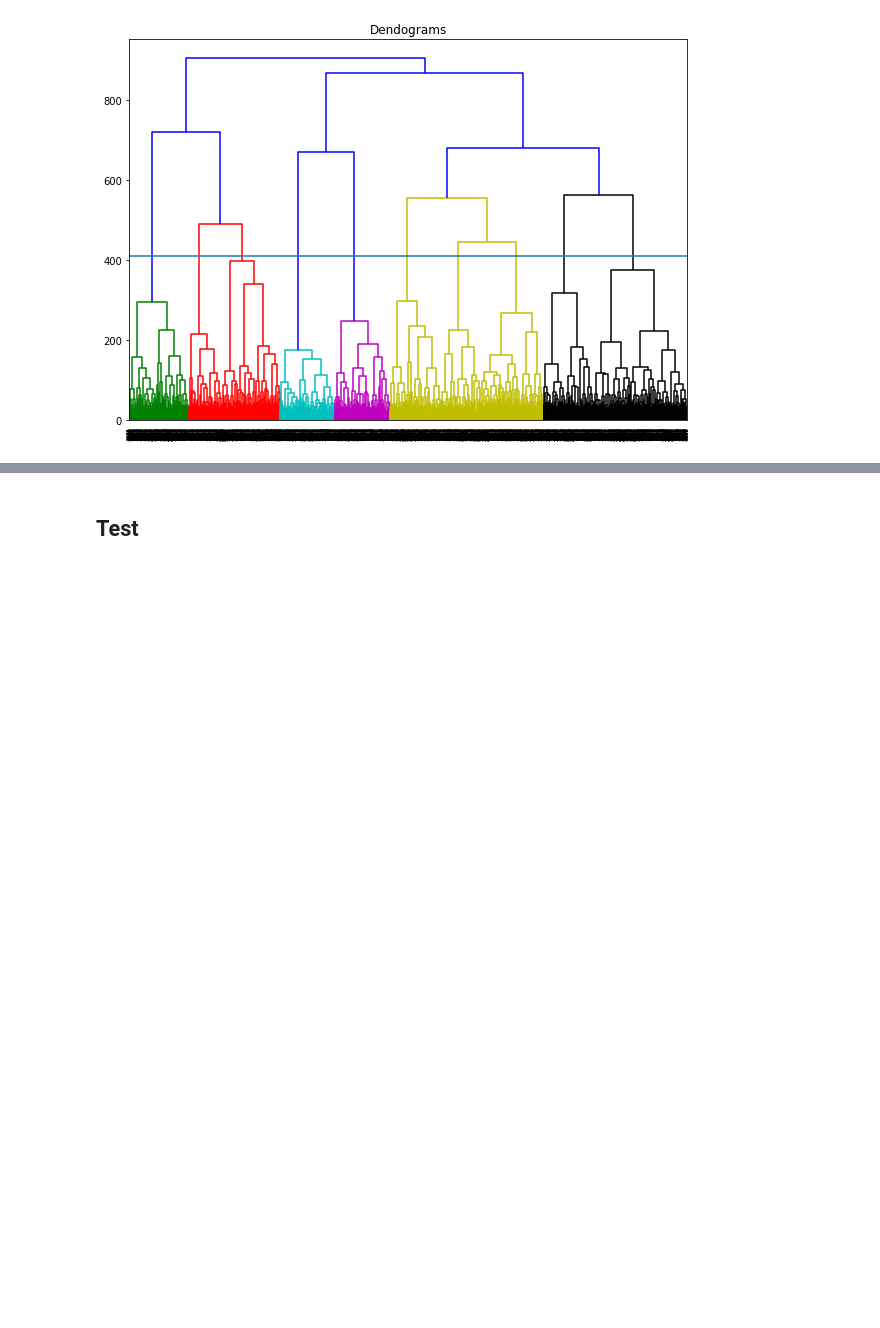
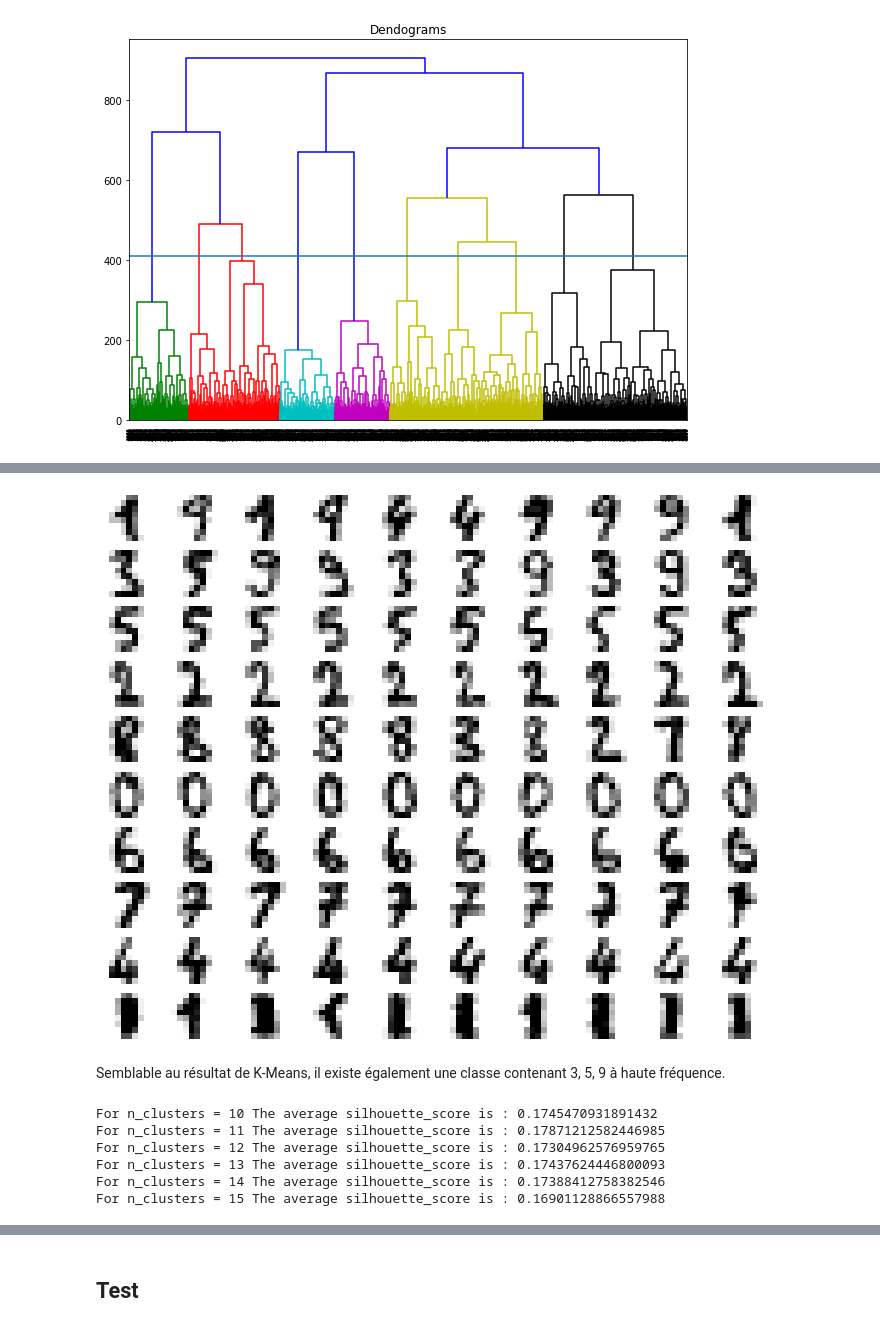
Before and after one commit to ZoeYou/prb-projet-tp-s4, a Jupyter notebook: projet/projet_prb.ipynb, the cells around one changed output, grey strips where cells are left out. Drawn from its saved outputs; the diff is of its cells as text; code cells hidden in the pictures; blank space fills up the shorter version.

```diff
--- a/projet/projet_prb.ipynb
+++ b/projet/projet_prb.ipynb
@@ -313 +358,33 @@ The silhouette score is 0.1745470931891432
+# %%
+for c in range(Hclustering.n_clusters):
+    x=X[Hclustering.labels_==c].sample(10,replace=False)
+    for i in range(10):
+        plt.subplot(10,10,c*10+i+1)
+        d=x.iloc[i].to_numpy()
+        d.shape=(8,8)
+        plt.imshow(255-d,cmap='gray')
+        plt.axis('off')
+# %% [output]
+[figure, added]
+# %% [markdown]
+Semblable au résultat de K-Means, il existe également une classe contenant 3, 5, 9 à haute fréquence.
+# %%
+range_n_clusters = list(range(10,16))
+elbow = []
+ss = []
+for n_clusters in range_n_clusters:
+   #iterating through cluster sizes
+   clusterer = AgglomerativeClustering(n_clusters = n_clusters, affinity='euclidean',linkage='ward')
+   cluster_labels = clusterer.fit_predict(X)
+   #Finding the average silhouette score
+   silhouette_avg = silhouette_score(X, cluster_labels)
+   ss.append(silhouette_avg)
+   print("For n_clusters =", n_clusters,"The average silhouette_score is :", silhouette_avg)
+# %% [output]
+For n_clusters = 10 The average silhouette_score is : 0.1745470931891432
+For n_clusters = 11 The average silhouette_score is : 0.17871212582446985
+For n_clusters = 12 The average silhouette_score is : 0.17304962576959765
+For n_clusters = 13 The average silhouette_score is : 0.17437624446800093
+For n_clusters = 14 The average silhouette_score is : 0.17388412758382546
+For n_clusters = 15 The average silhouette_score is : 0.16901128866557988
 # %% [markdown]
```
Also changed, not shown: parts of 33 cells of this notebook, 1 other file.
